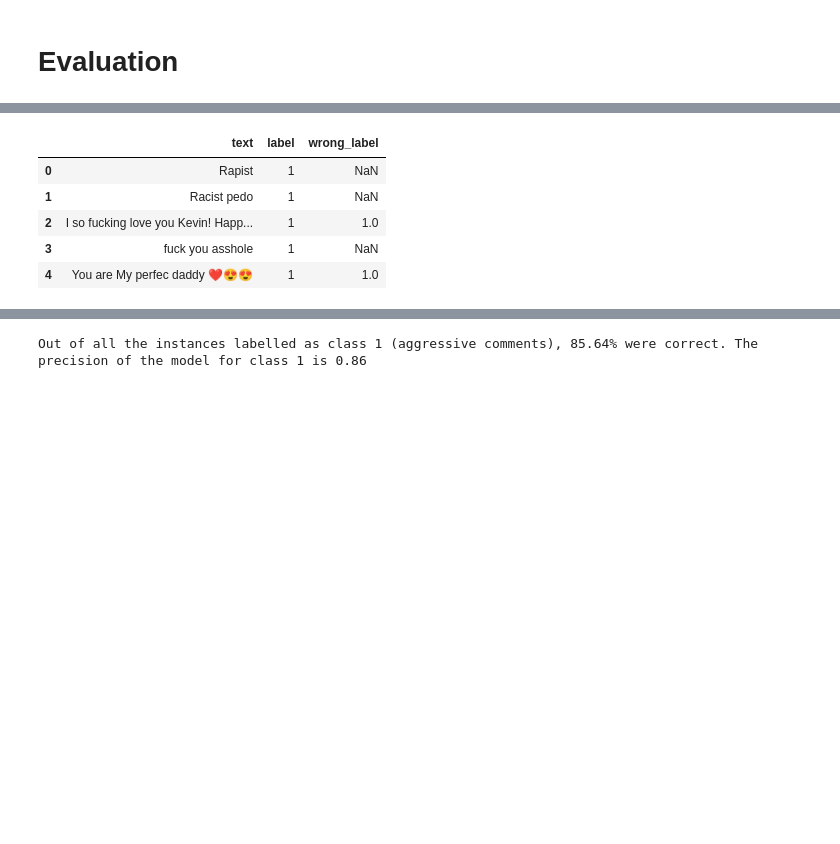
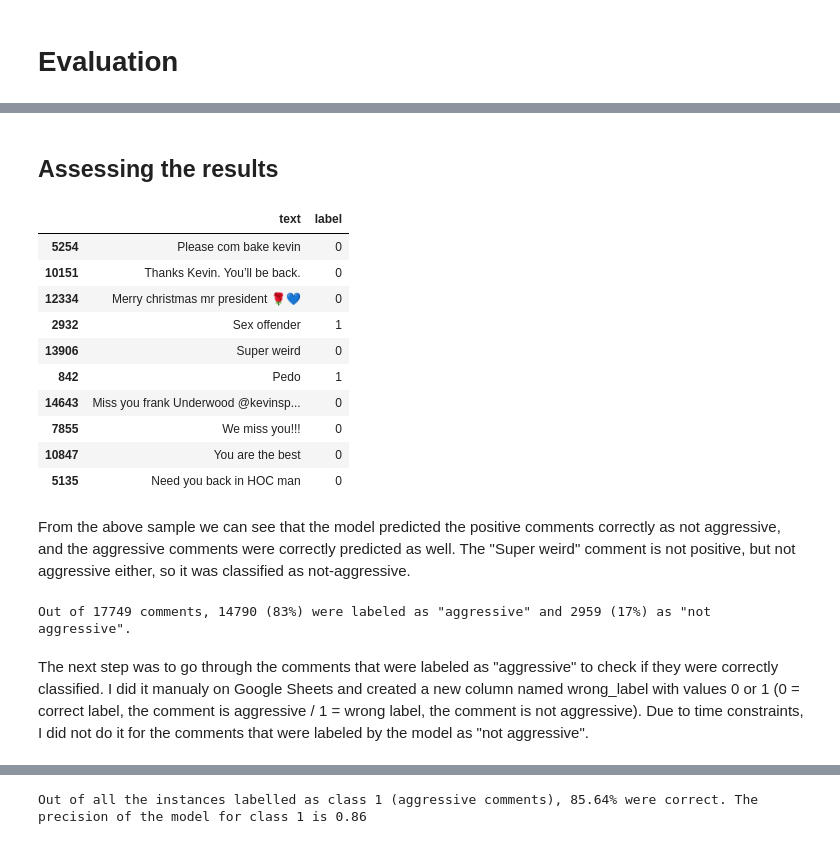
Before and after one commit to julrods/aggressive-tweet-analyzer, a Jupyter notebook: 3_Evaluation.ipynb, the cells around one changed output, grey strips where cells are left out. Saved outputs shown, nothing was run; the diff lists cells and outputs as text; code cells hidden in the pictures; blank space fills up the shorter version.

```diff
--- a/3_Evaluation.ipynb
+++ b/3_Evaluation.ipynb
@@ -26,15 +35,26 @@ Mounted at /content/gdrive
 ## Functions
 # %%
 def load_vectors(dataset_name):
+  """
+  Input: name of the dataset
+  Output: dataset tokenized into 3 vectors (input_ids, attention_masks and labels) ready to be inputed into the model
+  """
+
+  # Create the paths
   pickle_inp_path = f'/content/gdrive/MyDrive/Cyber-bullying-project/data/3_tokenized_data/bert_inp_{dataset_name}.pkl'
   pickle_mask_path = f'/content/gdrive/MyDrive/Cyber-bullying-project/data/3_tokenized_data/bert_mask_{dataset_name}.pkl'
 
+  # Load the files
   input_ids = pickle.load(open(pickle_inp_path, 'rb'))
   attention_masks = pickle.load(open(pickle_mask_path, 'rb'))
 
   return input_ids, attention_masks
 # %%
 def bert_setup():
+  """
+  Loads BERT for sequence classification; sets the loss, metric and optimizer; compiles the model
+  """
+
   base_model = TFBertForSequenceClassification.from_pretrained('bert-base-uncased', num_labels=2)
 
   loss = tf.keras.losses.SparseCategoricalCrossentropy(from_logits=True)
@@ -47,13 +67,23 @@ def bert_setup():
   return base_model
 # %%
 def evaluate_model(model_name, inputs, mask, base_model):
+  """
+  Input: name of the model we want to load;
+         evaluation data split into 2 vectors (inputs and mask);
+         base model to load the weights into
+  Output: predicted labels
+  """
+
+  # Load the model weights
   model_save_path = f'/content/gdrive/MyDrive/Cyber-bullying-project/models/{model_name}.h5'
   base_model.load_weights(model_save_path)
   trained_model = base_model
 
+  # Make predictions
   preds = trained_model.predict([inputs, mask],
                                 batch_size=32)
 
+  # Find the predicted labels
   pred_labels = [np.argmax(pred) for pred in preds[0]]
 
   return pred_labels
@@ -91,9 +114,0 @@ checked = pd.read_csv(labeled_eval_data_checked_path)
-# %%
-checked.head()
-# %% [output]
-|  | text | label | wrong_label |
-| 0 | Rapist | 1 | NaN |
-| 1 | Racist pedo | 1 | NaN |
-| 2 | I so fucking love you Kevin! Happ... | 1 | 1.0 |
-| 3 | fuck you asshole | 1 | NaN |
-| 4 | You are My perfec daddy ❤️😍😍 | 1 | 1.0 |
@@ -99,0 +120,28 @@ checked.head()
+# %% [markdown]
+## Assessing the results
+# %%
+labeled_eval_data.sample(10)
+# %% [output]
+|  | text | label |
+| 5254 | Please com bake kevin | 0 |
+| 10151 | Thanks Kevin. You’ll be back. | 0 |
+| 12334 | Merry christmas mr president 🌹💙 | 0 |
+| 2932 | Sex offender | 1 |
+| 13906 | Super weird | 0 |
+| 842 | Pedo | 1 |
+| 14643 | Miss you frank Underwood @kevinsp... | 0 |
+| 7855 | We miss you!!! | 0 |
+| 10847 | You are the best | 0 |
+| 5135 | Need you back in HOC man | 0 |
+# %% [markdown]
+From the above sample we can see that the model predicted the positive comments correctly as not aggressive, and the aggressive comments were correctly predicted as well. The "Super weird" comment is not positive, but not aggressive either, so it was classified as not-aggressive.
+# %%
+# Print the number
+number_total_comments = len(labeled_eval_data)
+number_class0_comments = len(labeled_eval_data[labeled_eval_data['label'] == 0])
+number_class1_comments = len(labeled_eval_data[labeled_eval_data['label'] == 1])
+print(f'Out of {number_total_comments} comments, {number_class0_comments} ({round(number_class0_comments/number_total_comments*100)}%) were labeled as "aggressive" and {number_class1_comments} ({round(number_class1_comments/number_total_comments*100)}%) as "not aggressive".')
+# %% [output]
+Out of 17749 comments, 14790 (83%) were labeled as "aggressive" and 2959 (17%) as "not aggressive".
+# %% [markdown]
+The next step was to go through the comments that were labeled as "aggressive" to check if they were correctly classified. I did it manualy on Google Sheets and created a new column named wrong_label with values 0 or 1 (0 = correct label, the comment is aggressive / 1 = wrong label, the comment is not aggressive). Due to time constraints, I did not do it for the comments that were labeled by the model as "not aggressive".
```
Also changed, not shown: parts of 26 cells of this notebook.
